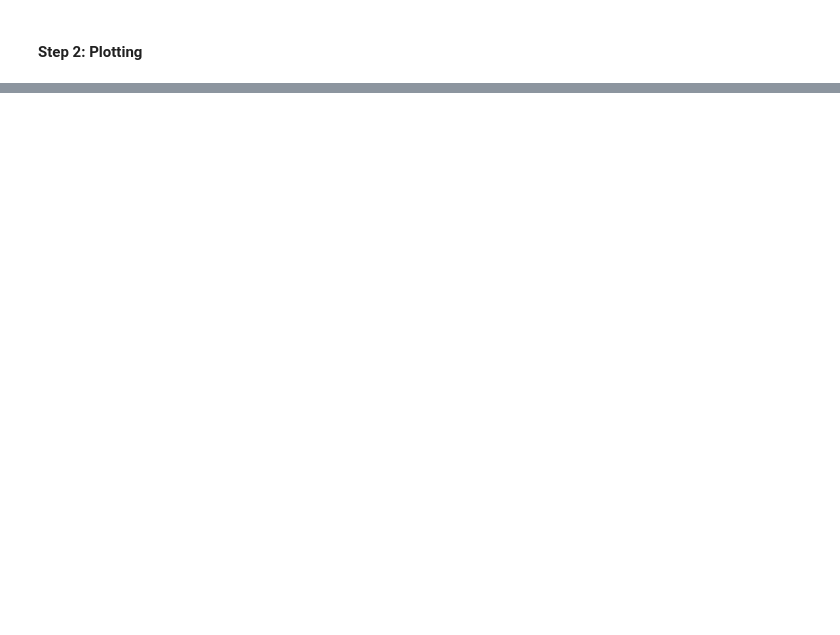
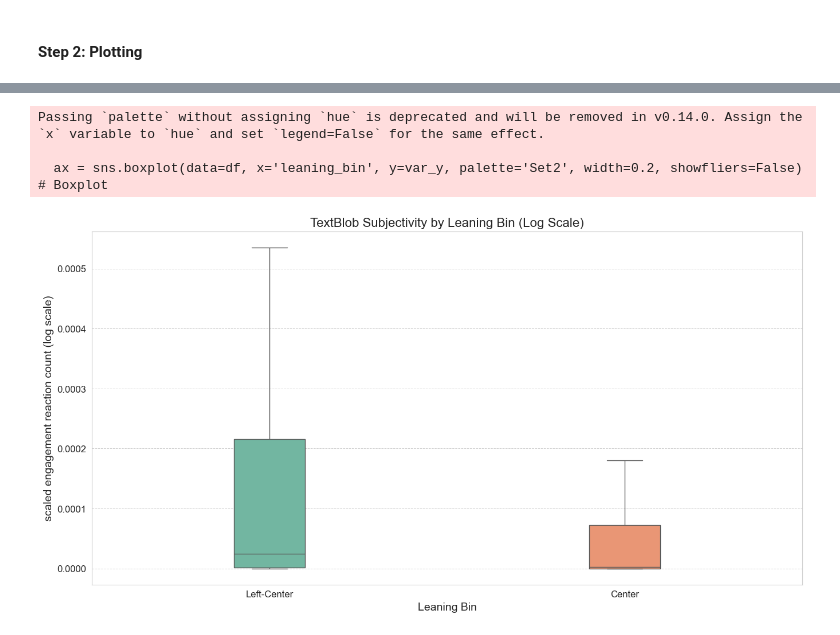
Before and after one commit to amaanansari/DSA2, a Jupyter notebook: analysis.ipynb, the cells around one changed output, grey strips where cells are left out. Saved outputs shown, nothing was run; the diff lists cells and outputs as text; code cells hidden in the pictures; blank space fills up the shorter version.

```diff
--- a/analysis.ipynb
+++ b/analysis.ipynb
@@ -109,0 +244,25 @@ dtype: object
+# %%
+def make_boxplot_normal(var_y, df=df):
+    plt.figure(figsize=(16, 8))  # Larger figure
+    ax = sns.boxplot(data=df, x='leaning_bin', y=var_y, palette='Set2', width=0.2, showfliers=False)  # Boxplot
+
+
+    # # Adjust y-axis limits to account for outliers
+    # min_val = df[var_y][df[var_y] > 0].min()  # Find the smallest non-zero value
+    # max_val = df[var_y].max()
+    # plt.ylim(min_val * -0.1, max_val * 1.5)  # Add extra margin
+
+    plt.title('TextBlob Subjectivity by Leaning Bin (Log Scale)', fontsize=16)  # Larger title
+    plt.xlabel('Leaning Bin', fontsize=14)  # Larger x-axis label
+    plt.ylabel(f'{var_y.replace("_", " ")} (log scale)', fontsize=14)  # Y-axis label with "log scale"
+    plt.xticks(fontsize=12)  # Larger x-axis tick labels
+    plt.yticks(fontsize=12)  # Larger y-axis tick labels
+    plt.grid(axis='y', which='both', linestyle='--', linewidth=0.7)  # Optional: grid for better readability
+    plt.show()
+
+make_boxplot_normal("scaled_engagement_reaction_count", df)
+# %% [output]
+Passing `palette` without assigning `hue` is deprecated and will be removed in v0.14.0. Assign the `x` variable to `hue` and set `legend=False` for the same effect.
+
+  ax = sns.boxplot(data=df, x='leaning_bin', y=var_y, palette='Set2', width=0.2, showfliers=False)  # Boxplot
+[figure, added]
```
Also changed, not shown: parts of 36 cells of this notebook, 13 other files.
